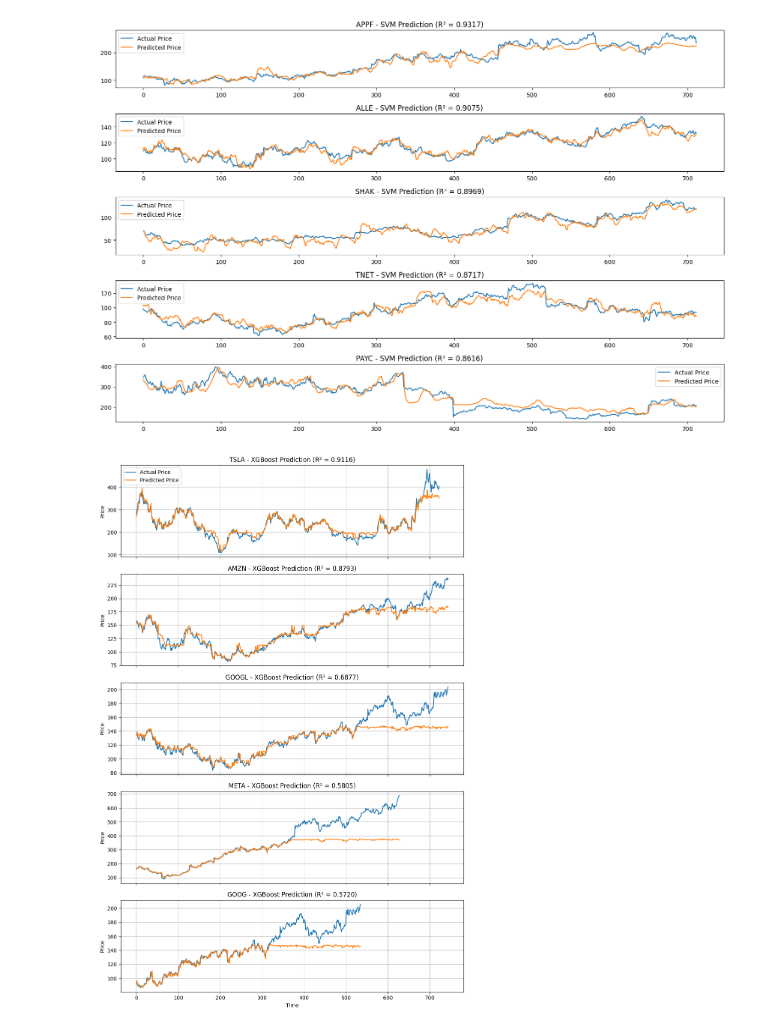
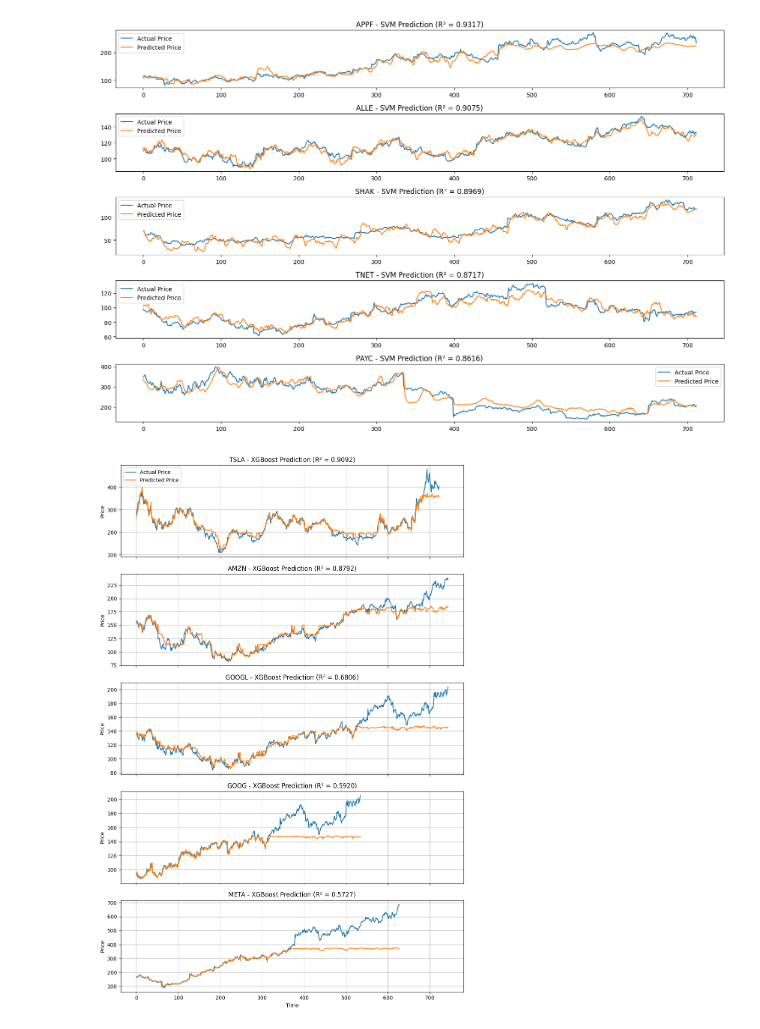
Before and after one commit to jiayuezhang84/data-mining-in-algo-trading, a Jupyter notebook: CS6220 FINAL PROJECT.ipynb, the cells around one changed output. Drawn from its saved outputs; the diff is of its cells as text; code cells hidden in the pictures.

```diff
--- a/CS6220 FINAL PROJECT.ipynb
+++ b/CS6220 FINAL PROJECT.ipynb
@@ -985,9 +985,11 @@ def train_xgboost_model(X, y):
     X_train, X_test, y_train, y_test = train_test_split(X, y, test_size=0.2, random_state=42, shuffle=False)
     model = xgb.XGBRegressor(
         objective='reg:squarederror',
-        n_estimators=100,
+        n_estimators=150,
         learning_rate=0.1,
         max_depth=5,
+        reg_alpha=0.75,
+        # reg_lambda=0.45,
         random_state=42
     )
     model.fit(X_train, y_train)
@@ -1017,20 +1019,19 @@ def visualize_predictions(results, model_name):
     plt.savefig(f'{model_name}_predictions.png')
     plt.show()
 # %%
-selected_stocks = ['AAPL', 'NVDA', 'MSFT', 'AMZN', 'GOOGL', 'TSLA', 'META', 'JPM', 'AVGO', 'GOOG']
 xgboost_results = {}
 
-for stock in selected_stocks:
+for stock in stock_names:
     try:
         X, y = prepare_stock_data(df, stock)
         model, X_test, y_test, y_pred, mse, r2 = train_xgboost_model(X, y)
         xgboost_results[stock] = (model, X_test, y_test, y_pred, mse, r2)
     except Exception as e:
         print(f"Error processing {stock}: {str(e)}")
 
 if xgboost_results:
     visualize_predictions(xgboost_results, 'XGBoost')
 else:
     pass
 # %% [output]
-[figure, old version]
+[figure, new version]
```
Also changed, not shown: 1 other file.
